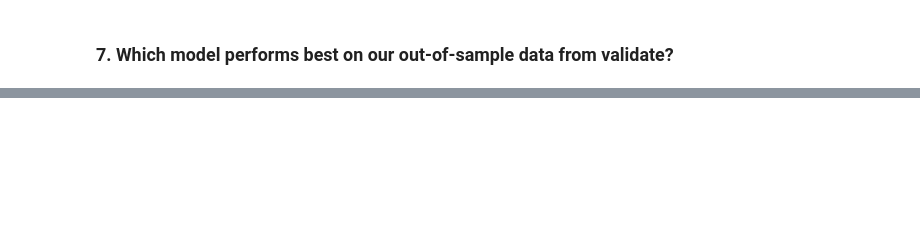
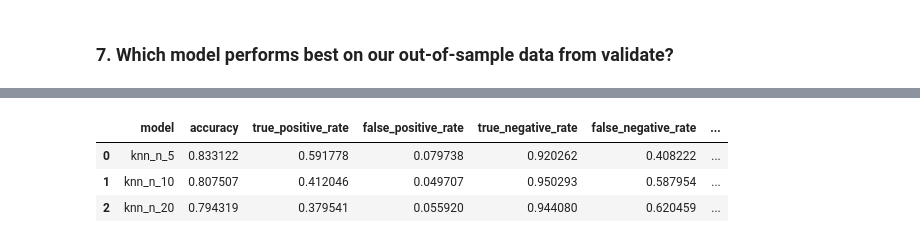
Before and after one commit to Yvette-Ibarra/classification-exercises, a Jupyter notebook: Model.ipynb, the cells around one changed output, grey strips where cells are left out. Saved outputs shown, nothing was run; the diff lists cells and outputs as text; code cells hidden in the pictures; blank space fills up the shorter version.

```diff
--- a/Model.ipynb
+++ b/Model.ipynb
@@ -1828,0 +935,3 @@ F1 Score: 0.47956403269754766
+# %%
+# use confusion matrix to set: tn, fp, fn, fp
+tn, fp, fn, tp = confusion_matrix(y_train, y_pred).ravel()
@@ -1894,0 +1073,17 @@ scores[scores == scores.max()]
+# %%
+# create first KNN model KNN1, with k=5 and weights set to uniform
+knn1 = KNeighborsClassifier(n_neighbors=5, weights='uniform')
+knn1.fit(X_train, y_train)
+
+#create y_pred to run confusion_matrix
+y_pred = knn1.predict(X_train)
+
+# Accuracy score
+print('Accuracy of KNN 1 classifier on training set: {:.2f}'
+     .format(knn1.score(X_train, y_train)))
+
+# confusion matrix train data vs predicted data
+print(confusion_matrix(y_train, y_pred))
+
+# classification report
+print(classification_report(y_train, y_pred))
@@ -1894,0 +1102,17 @@ scores[scores == scores.max()]
+# %%
+# Second model KNN2, with k=5 and weights set to distance
+knn2 = KNeighborsClassifier(n_neighbors=5, weights='distance')
+knn2.fit(X_train, y_train)
+
+#create y_pred to run confusion_matrix
+y_pred2 = knn2.predict(X_train)
+
+# Accuracy score
+print('Accuracy of KNN 2 classifier on training set: {:.2f}'
+     .format(knn2.score(X_train, y_train)))
+
+# confusion matrix train data vs predicted data
+print(confusion_matrix(y_train, y_pred2))
+
+# classification report
+print(classification_report(y_train, y_pred2))
@@ -1894,0 +1180,8 @@ scores[scores == scores.max()]
+# %%
+uniform = pd.DataFrame(pred_dict)
+uniform
+# %% [output]
+|  | model | accuracy | true_positive_rate | false_positive_rate | true_negative_rate | false_negative_rate | ... |
+| 0 | knn_n_5 | 0.833122 | 0.591778 | 0.079738 | 0.920262 | 0.408222 | ... |
+| 1 | knn_n_10 | 0.807507 | 0.412046 | 0.049707 | 0.950293 | 0.587954 | ... |
+| 2 | knn_n_20 | 0.794319 | 0.379541 | 0.055920 | 0.944080 | 0.620459 | ... |
```
Also changed, not shown: parts of 145 cells of this notebook.
